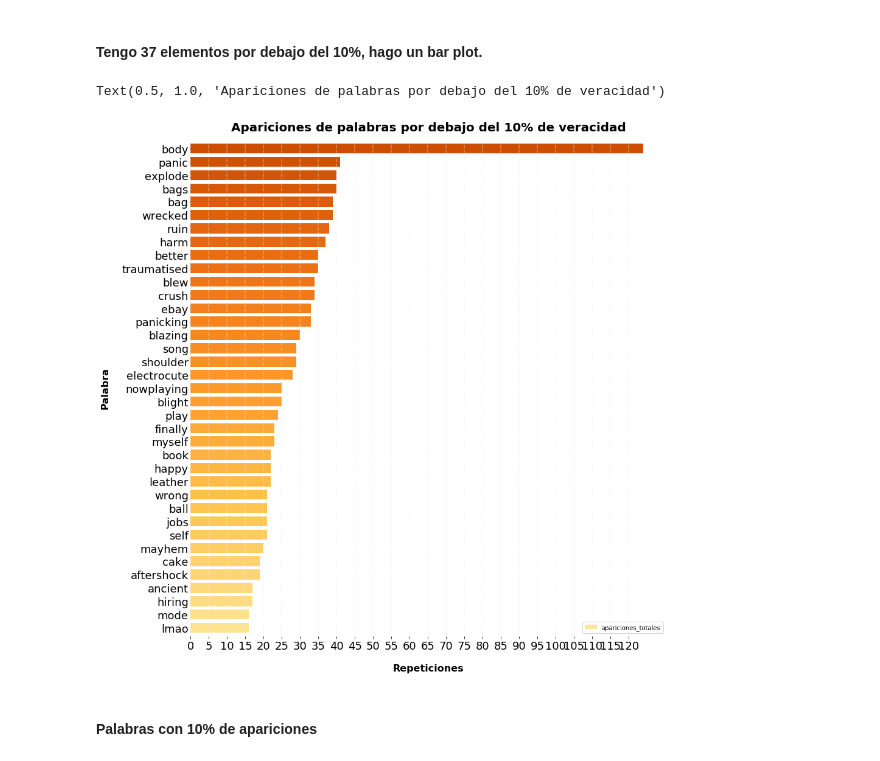
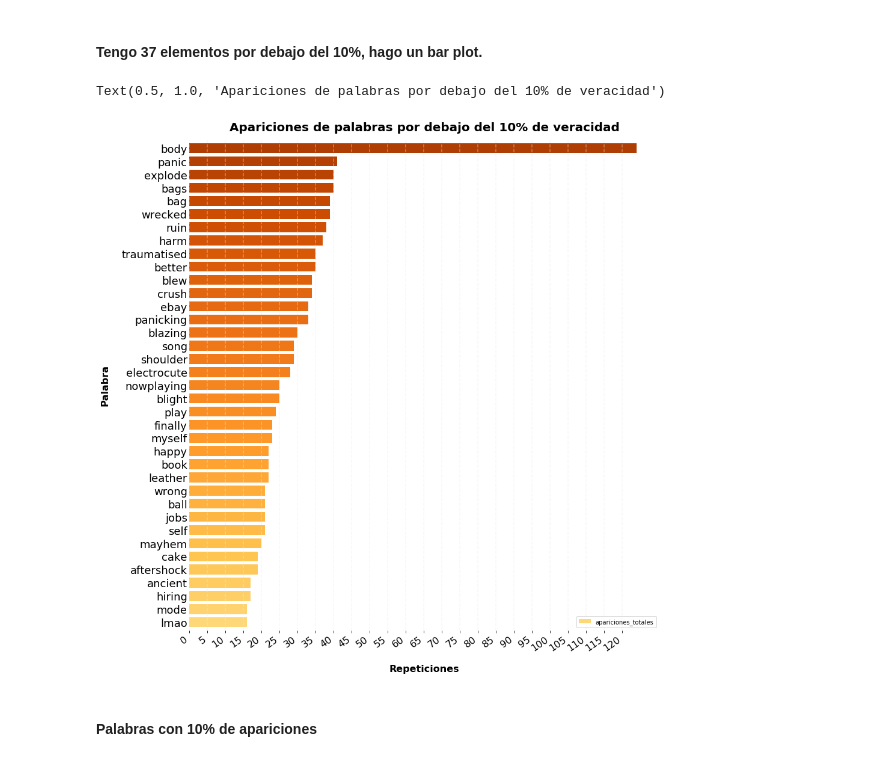
Before and after one commit to RiedelNicolas/TP1-Organizacion-de-Datos, a Jupyter notebook: Nico.ipynb, the cells around one changed output. Cells and saved outputs as stored; diff of their text form; code cells hidden in the pictures.

```diff
--- a/Nico.ipynb
+++ b/Nico.ipynb
@@ -432,0 +440,2 @@ memory usage: 40.5+ KB
+# %%
+agrupadas.sort_values(by=['apariciones_totales'], ascending=[False], inplace = True)
@@ -432,0 +454,5 @@ memory usage: 40.5+ KB
+# %%
+####dropeo los espacio en blanco
+agrupadas = agrupadas.drop('')
+agrupadas.head(100)
+len(agrupadas)
@@ -432,0 +463,2 @@ memory usage: 40.5+ KB
+# %%
+agrupadas_mas_repetidas = agrupadas.head(30)
@@ -432,0 +493,26 @@ memory usage: 40.5+ KB
+# %%
+saltos = np.linspace(0.4, 0.7, 30)
+colores = cmap(saltos)
+
+#maximo = agrupadas_mas_repetidas['apariciones_totales'].max()
+maximo = 100
+
+grafico = agrupadas_mas_repetidas.sort_values("porcentaje_veraces").plot(kind='barh', figsize=(14,12), y ='porcentaje_veraces', color=colores, width=0.75, fontsize = 18)
+
+plt.xticks(np.arange(0, maximo+1, 5), rotation=35,fontsize=14,ha='right')
+plt.tick_params(axis='y', length=0)
+
+grafico.spines['right'].set_visible(False)
+grafico.spines['top'].set_visible(False)
+grafico.spines['left'].set_visible(False)
+grafico.spines['bottom'].set_visible(False)
+
+lineas = grafico.get_xticks()
+for i in lineas:
+      grafico.axvline(x=i, linestyle='--', alpha=0.4, color='#eeeeee')
+
+grafico.set_xlabel("Repeticiones", labelpad=20, weight='bold', size=16)
+grafico.set_ylabel("Palabra", labelpad=20, weight='bold', size=16)
+
+plt.title("Veracidad de las 30 palabras mas repetidas", weight='bold', size=20, pad=15)
+grafico.legend(fontsize = 15)
@@ -780,38 +869,38 @@ memory usage: 1.4+ KB
 # %% [markdown]
 #### Tengo 37 elementos por debajo del 10%, hago un bar plot.
 # %%
-saltos = np.linspace(0.25, 0.8, 41)
+saltos = np.linspace(0.3, 0.88, 41)
 colores = cmap(saltos)
 
 def my_tf_color_func_mayor_veracidad(dictionary):
   def my_tf_color_func_inner(word, font_size, position, orientation, random_state=None, **kwargs):
     return colores_rgb[int ( dictionary[word]*4) ]
   return my_tf_color_func_inner
 
 
 maximo = agrupadas_short['apariciones_totales'].max()
 
 grafico = agrupadas_short.sort_values("apariciones_totales").plot(kind='barh', figsize=(14,15), y ='apariciones_totales', color=colores, width=0.75, fontsize = 18)
 
-plt.xticks(np.arange(0, maximo+1, 5))
+plt.xticks(np.arange(0, maximo+1, 5),rotation=35,fontsize=16,ha='right')
 plt.tick_params(axis='y', length=0)
 
 grafico.spines['right'].set_visible(False)
 grafico.spines['top'].set_visible(False)
 grafico.spines['left'].set_visible(False)
 grafico.spines['bottom'].set_visible(False)
 
 lineas = grafico.get_xticks()
 for i in lineas:
       grafico.axvline(x=i, linestyle='--', alpha=0.4, color='#eeeeee')
 
 grafico.set_xlabel("Repeticiones", labelpad=20, weight='bold', size=16)
 grafico.set_ylabel("Palabra", labelpad=20, weight='bold', size=16)
 
 plt.title("Apariciones de palabras por debajo del 10% de veracidad", weight='bold', size=20, pad=15)
 # %% [output]
 Text(0.5, 1.0, 'Apariciones de palabras por debajo del 10% de veracidad')
-[figure, old version]
+[figure, new version]
 # %% [markdown]
 #### Palabras con 10% de apariciones
 # %%
```
Also changed, not shown: parts of 28 cells of this notebook, 13 other files.
